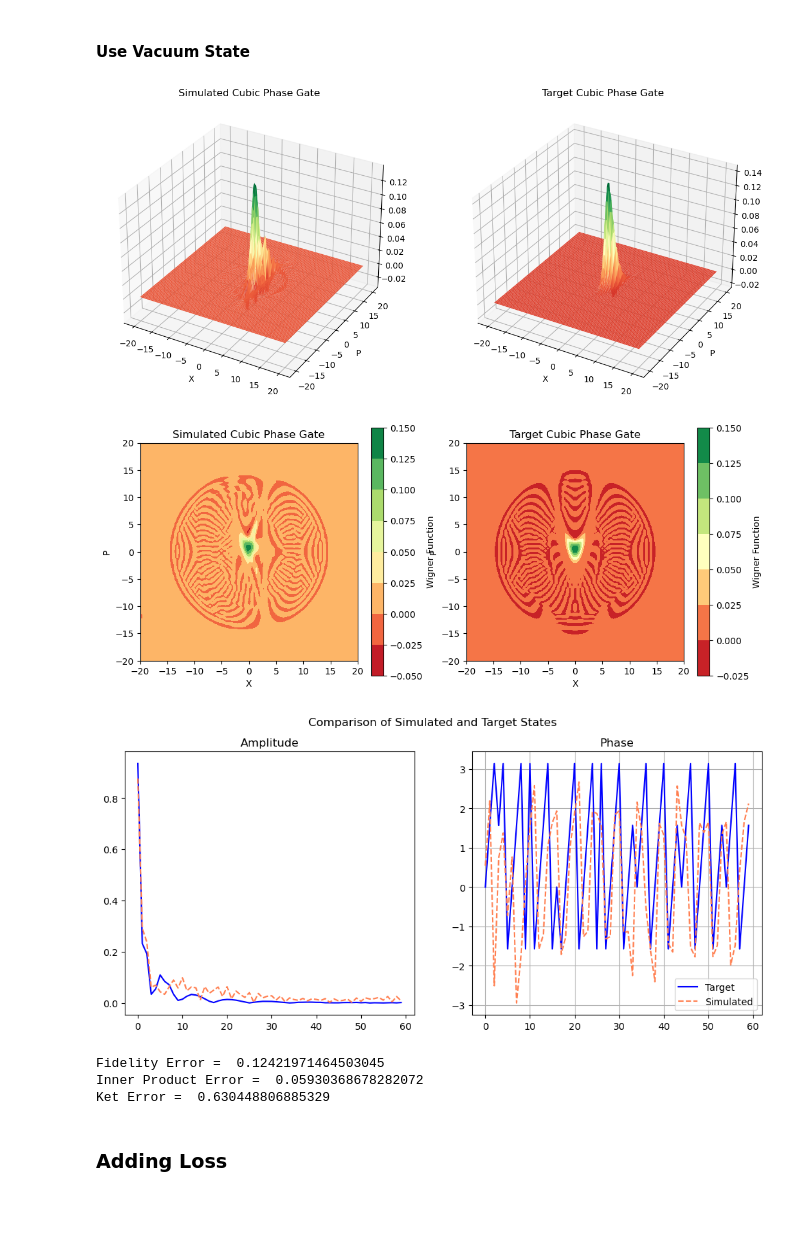
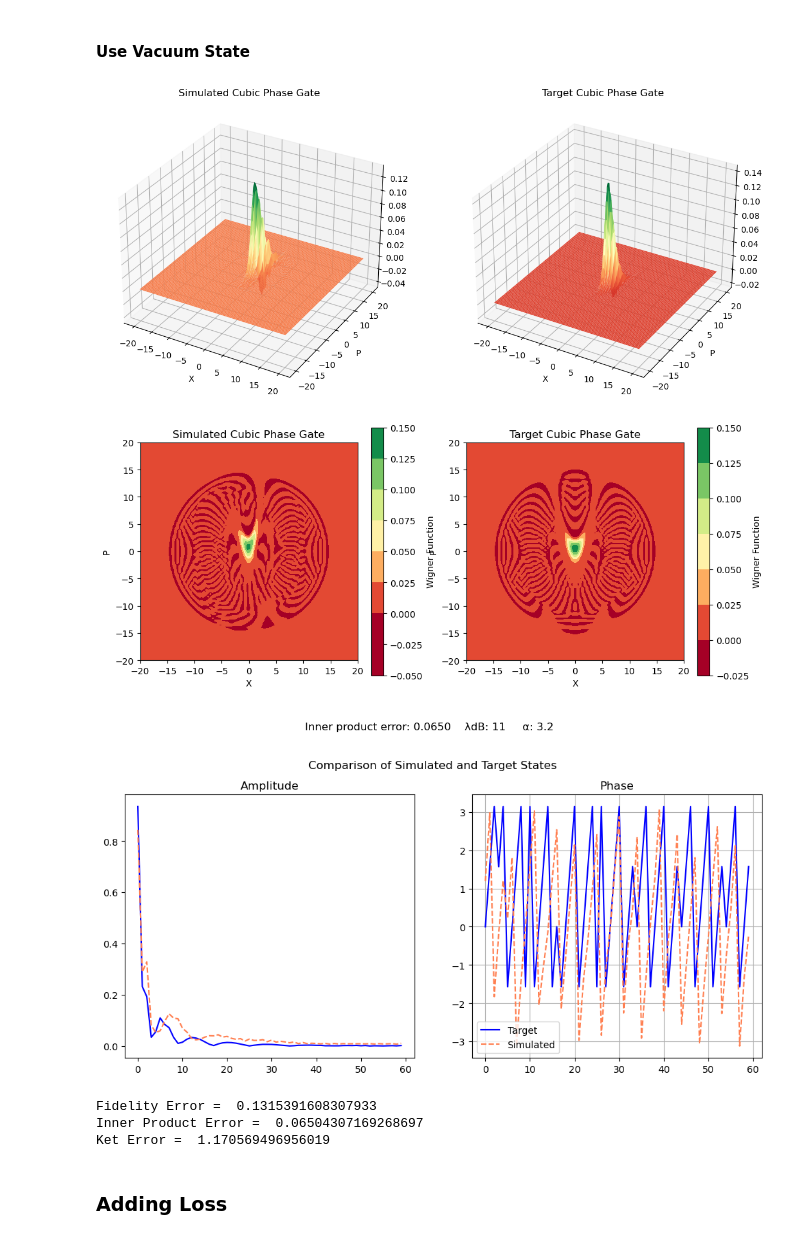
Before and after one commit to lukass16/LGW-Lab-NLSE, a Jupyter notebook: Strawberry Fields/cubic_phase.ipynb, the cells around one changed output. Drawn from its saved outputs; the diff is of its cells as text; code cells hidden in the pictures; blank space fills up the shorter version.

```diff
--- a/Strawberry Fields/cubic_phase.ipynb
+++ b/Strawberry Fields/cubic_phase.ipynb
@@ -57,12 +57,12 @@ def plot_wigner_2d(state, title = "Wigner Function of State", range = 20):
 
     plt.show()
 
-def ax_plot_wigner_2d(ax, state, title, range = 20):
+def ax_plot_wigner_2d(ax, state, title, range = 20, vmin=None, vmax=None):
     x = np.linspace(-range, range, 100)
     p = np.linspace(-range, range, 100)
     Z = state.wigner(0, x, p)
     X, P = np.meshgrid(x, p)
-    contour = ax.contourf(X, P, Z, cmap='RdYlGn')
+    contour = ax.contourf(X, P, Z, cmap='RdYlGn', vmin=vmin, vmax=vmax)
     ax.set_title(title)
     ax.set_xlabel('X')
     ax.set_ylabel('P')
@@ -157,6 +157,10 @@ def get_wigner_error(state1, state2):
     Z1 = state1.wigner(0, x, p)
     Z2 = state2.wigner(0, x, p)
     return np.linalg.norm(Z1 - Z2) # returns L2 norm of wigner difference
+
+def is_pure_state(dm, tol=1e-6):
+    purity = np.real(np.trace(np.dot(dm, dm)))
+    return np.abs(purity - 1) < tol
 # %% [markdown]
 ### **Define Simulation**
 # %% [markdown]
@@ -278,44 +282,48 @@ cutoff_dim = 60 # Fock basis truncation
 backend = "fock" # backend to use
 gamma = 0.7 # target gate angle
 start_state = Vac #sf.ops.GKP([0, 0]) for gkp state
-lamdB = 14 # squeezing level in dB
-alpha = 3.5 # displacement amplitude - how much we displace the state along x
+lamdB = 11 # squeezing level in dB
+alpha = 3.2 # displacement amplitude - how much we displace the state along x
 chi = 0.001 # scales t
 
 # Run simulation
 simstate, target_state = simulate_cubic_phase_gate(
     N, cutoff_dim, backend, start_state, gamma, lamdB, alpha, chi
 )
 
 # plot the Wigner function of the simulated and target states
 fig = plt.figure(figsize = (14, 7))
 ax1 = fig.add_subplot(121, projection='3d')
 ax2 = fig.add_subplot(122, projection='3d')
 ax_plot_wigner(ax1, simstate, "Simulated Cubic Phase Gate")
 ax_plot_wigner(ax2, target_state, "Target Cubic Phase Gate")
 plt.show()
 
 # plot 2d Wigner function
 fig = plt.figure(figsize = (12, 5))
 ax1 = fig.add_subplot(121)
 ax2 = fig.add_subplot(122)
-ax_plot_wigner_2d(ax1, simstate, "Simulated Cubic Phase Gate")
-ax_plot_wigner_2d(ax2, target_state, "Target Cubic Phase Gate")
+ax_plot_wigner_2d(ax1, simstate, "Simulated Cubic Phase Gate", vmin=-0.01, vmax=0.15)
+ax_plot_wigner_2d(ax2, target_state, "Target Cubic Phase Gate", vmin=-0.01, vmax=0.15)
+
+# add inner product error and parameters as a textbox below both plots
+textbox = f"Inner product error: {get_inner_product_error(simstate, target_state):.4f}    λdB: {lamdB}     α: {alpha}"
+fig.text(0.5, -0.05, textbox, ha='center', va='center', fontsize=12)
 plt.show()
 
 # plot kets
 plot_kets(simstate, target_state)
 
 print("Fidelity Error = ", get_fidelity_error(simstate, target_state, backend))
 print("Inner Product Error = ", get_inner_product_error(simstate, target_state))
 print("Ket Error = ", get_ket_error(simstate, target_state))
 # %% [output]
-[figure, old version]
+[figure, new version]
-[figure, old version]
+[figure, new version]
-[figure, old version]
+[figure, new version]
-Fidelity Error =  0.12421971464503045
-Inner Product Error =  0.05930368678282072
-Ket Error =  0.630448806885329
+Fidelity Error =  0.1315391608307933
+Inner Product Error =  0.06504307169268697
+Ket Error =  1.170569496956019
 # %% [markdown]
 ### **Adding Loss**
 # %% [markdown]
```
Also changed, not shown: parts of 3 cells of this notebook, 39 other files.
